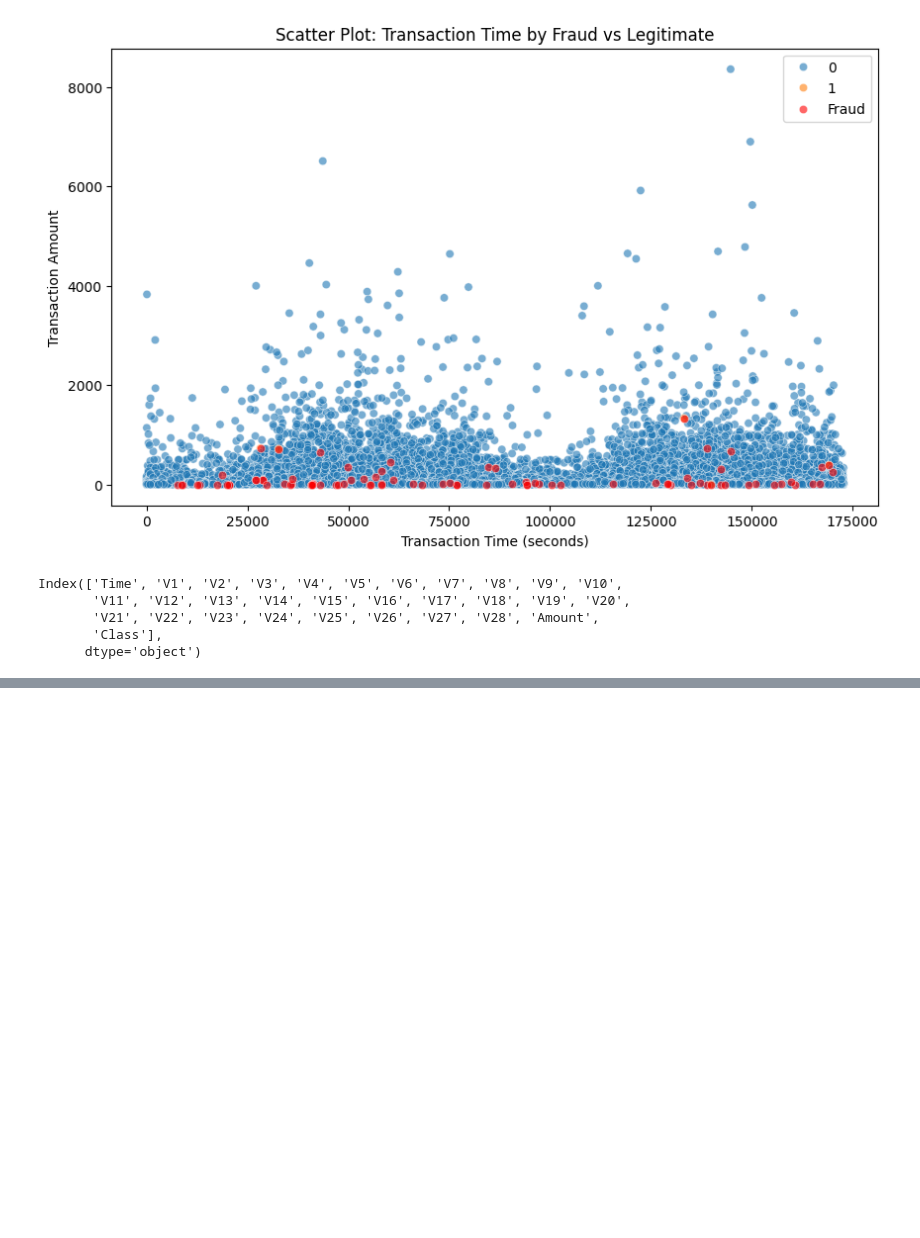
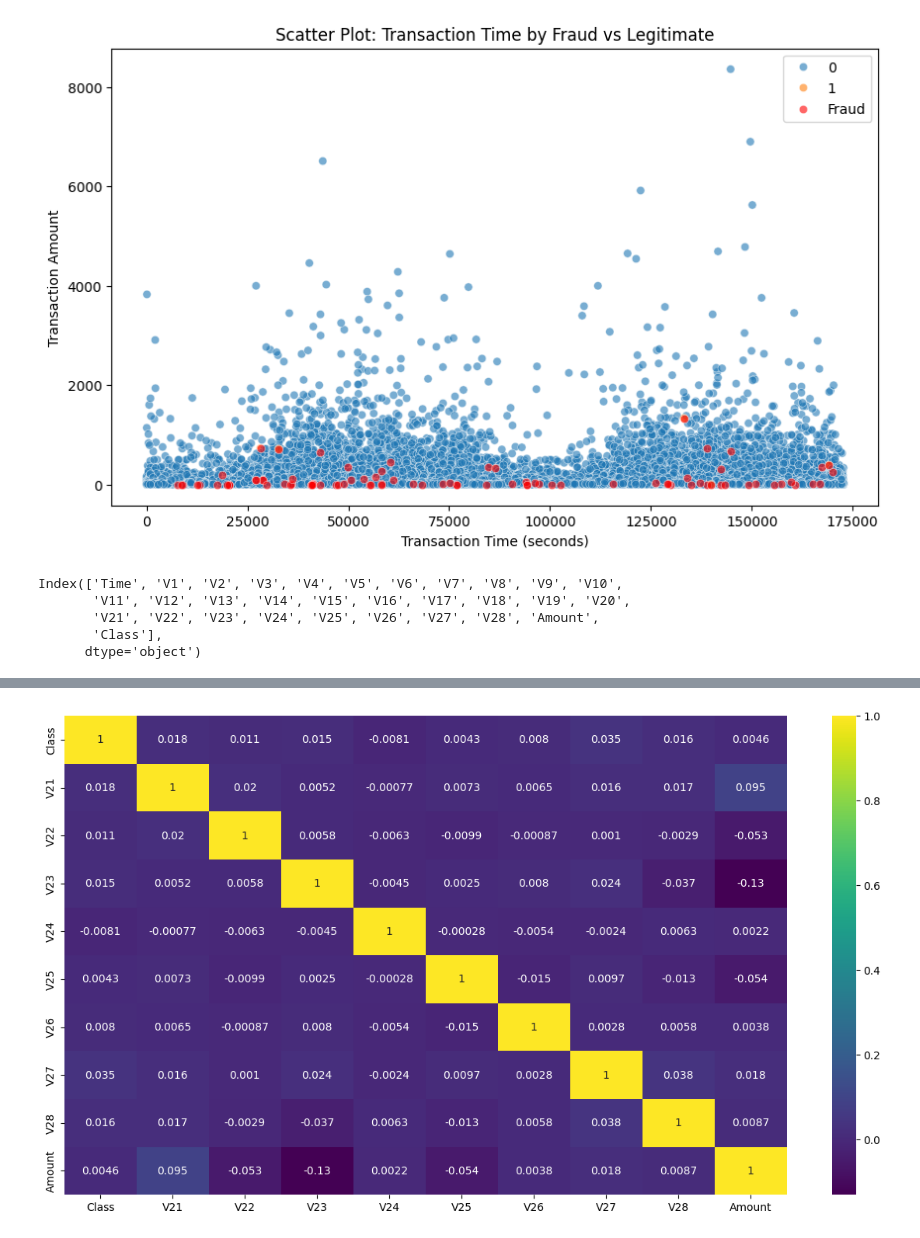
Before and after one commit to Parth-M-M/Rnw, a Jupyter notebook: algorithms/Superviced learning/practical exam/practicalexam.ipynb, the cells around one changed output, grey strips where cells are left out. Saved outputs shown, nothing was run; the diff lists cells and outputs as text; code cells hidden in the pictures; blank space fills up the shorter version.

```diff
--- a/algorithms/Superviced learning/practical exam/practicalexam.ipynb
+++ b/algorithms/Superviced learning/practical exam/practicalexam.ipynb
@@ -128,0 +135,7 @@ KeyboardInterrupt:
+# %%
+selected_cols = ['Class','V21', 'V22', 'V23', 'V24', 'V25', 'V26', 'V27', 'V28', 'Amount']
+plt.figure(figsize=(15, 8))
+sns.heatmap(df_sampled[selected_cols].corr(), annot=True, cmap='viridis')
+plt.show()
+# %% [output]
+[figure, added]
```
Also changed, not shown: parts of 9 cells of this notebook.
